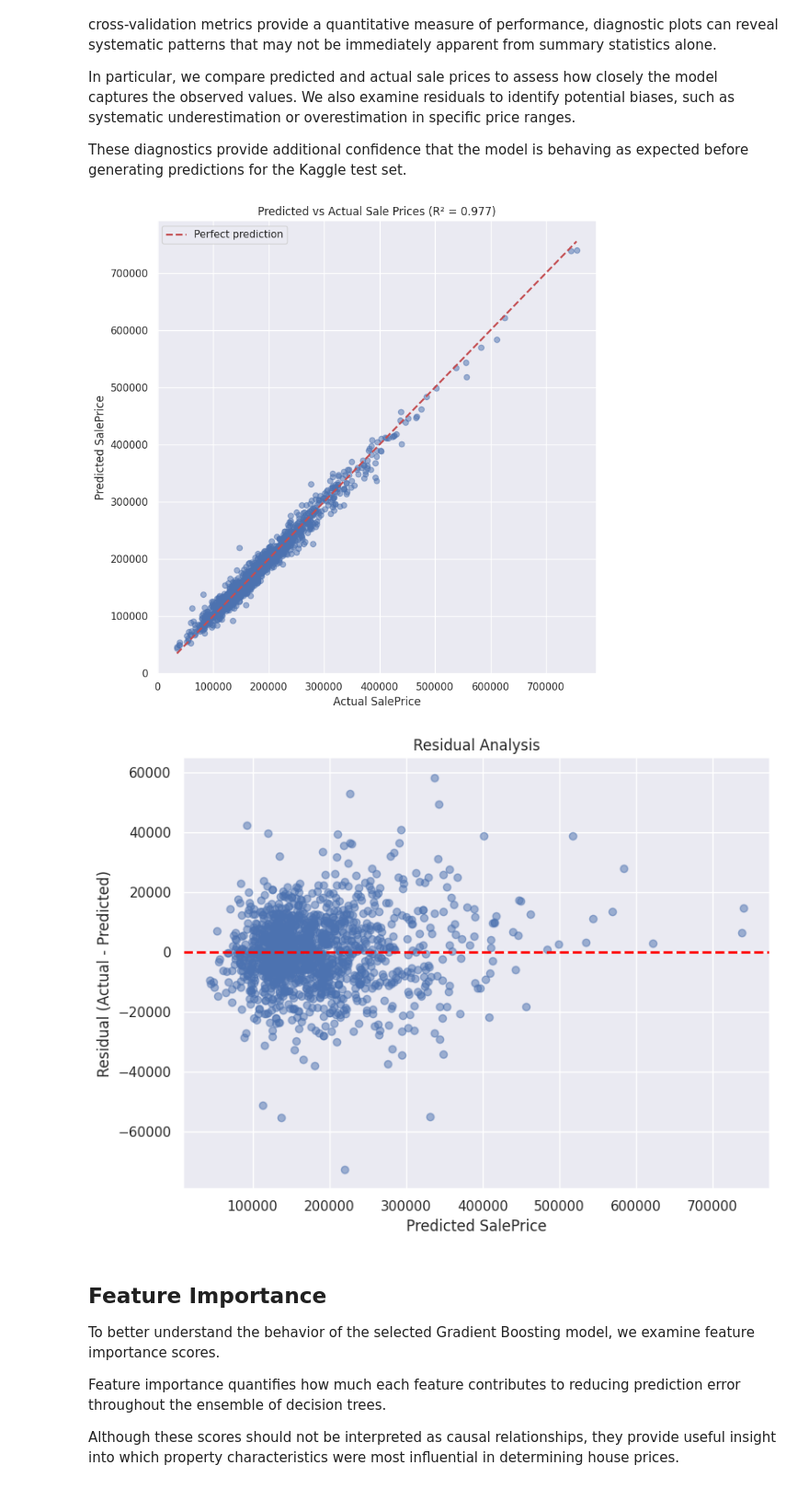
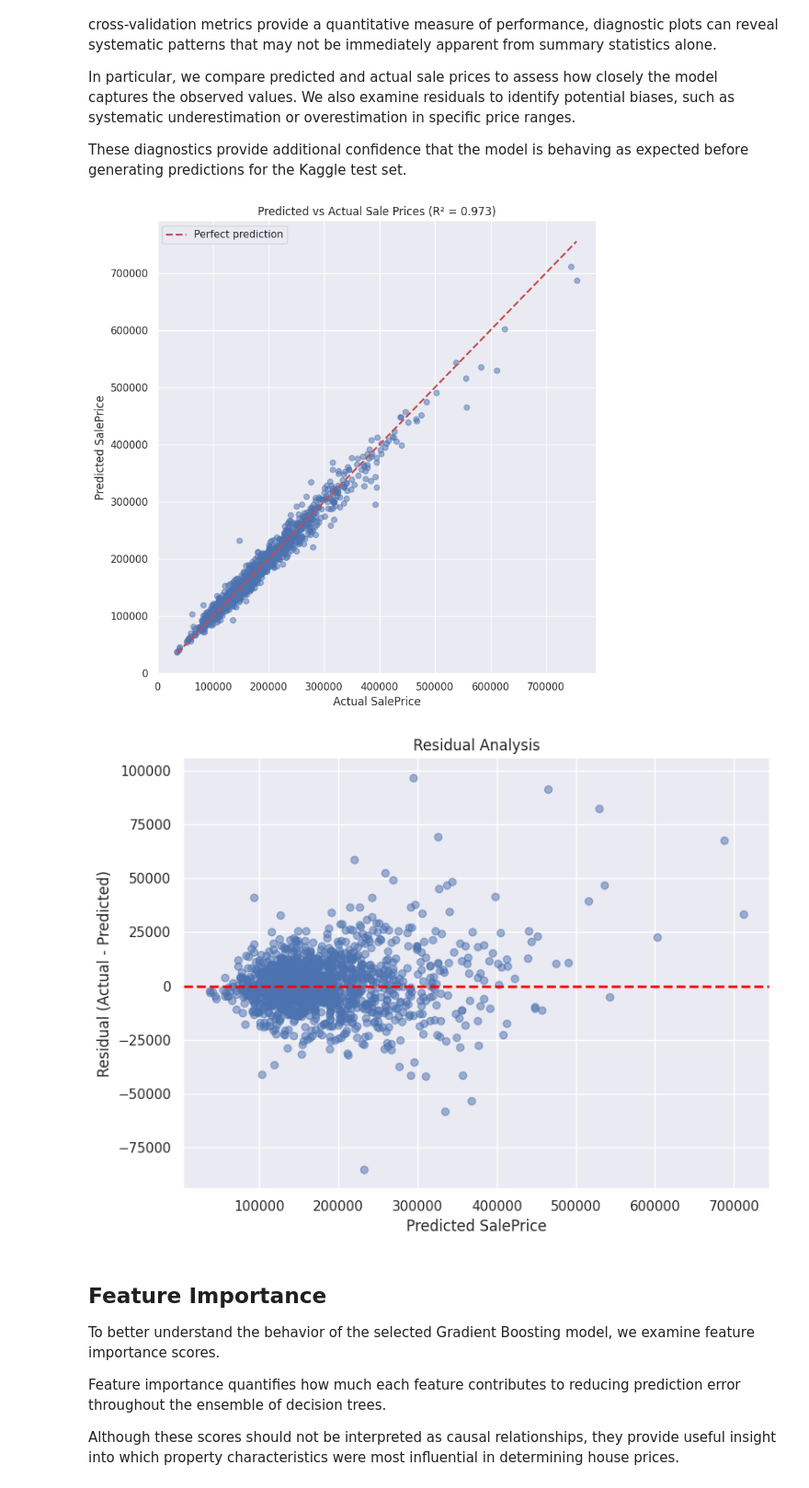
Before and after one commit to ianlopezdiaz/kaggle-house-prices, a Jupyter notebook: 03_modeling.ipynb, the cells around one changed output. Shown at 92% size. Drawn from its saved outputs; the diff is of its cells as text; code cells hidden in the pictures.

Commit message:
log transformations adjustments+analysis

```diff
--- a/03_modeling.ipynb
+++ b/03_modeling.ipynb
@@ -328,3 +528,9 @@ RMSE Std  : 16150.79821051806
+# %%
+datasets = {
+    "Original": (X_train, y_train),
+    "Log": (X_train_log, y_train),
+    "Log-Log": (X_train_log, y_train_log)
+}
 # %% [markdown]
 ## Random Forest Regressor
 
@@ -538,24 +800,34 @@ In particular, we compare predicted and actual sale prices to assess how closely
 
 These diagnostics provide additional confidence that the model is behaving as expected before generating predictions for the Kaggle test set.
 # %%
-# Fit final model on all training data
-best_model.fit(X_train, y_train)
+# Retrieve correct training set for the best model
+X_best, y_best = datasets[data_name]
+
+# Fit final model on full training data
+best_model.fit(X_best, y_best)
 
 # Predictions on training data
-train_preds = best_model.predict(X_train)
+train_preds = best_model.predict(X_best)
 
-# Predicted vs Actual
+# --- Handle inverse transform if needed ---
+if data_name == "Log-Log":
+    train_preds = np.expm1(train_preds)
+    y_plot = np.expm1(y_best)
+else:
+    y_plot = y_best
+
+# --- Predicted vs Actual plot ---
 plt.figure(figsize=(8, 8))
 
 plt.scatter(
-    y_train,
+    y_plot,
     train_preds,
     alpha=0.5
 )
 
 # Perfect prediction line
-min_val = min(y_train.min(), train_preds.min())
-max_val = max(y_train.max(), train_preds.max())
+min_val = min(y_plot.min(), train_preds.min())
+max_val = max(y_plot.max(), train_preds.max())
 
 plt.plot(
     [min_val, max_val],
@@ -567,44 +839,59 @@ plt.plot(
 
 plt.xlabel("Actual SalePrice")
 plt.ylabel("Predicted SalePrice")
-plt.title("Predicted vs Actual Sale Prices")
-plt.legend()
 
-plt.tight_layout()
-
-r2 = r2_score(y_train, train_preds)
+r2 = r2_score(y_plot, train_preds)
 plt.title(f"Predicted vs Actual Sale Prices (R² = {r2:.3f})")
 
+plt.legend()
+plt.tight_layout()
 plt.show()
 # %% [output]
-[figure, old version]
+[figure, new version]
 # %%
-# Residuals
-residuals = y_train - train_preds
+# --- Ensure correct dataset alignment ---
+X_best, y_best = datasets[data_name]
 
+# Fit model on correct representation
+best_model.fit(X_best, y_best)
+
+# Predictions
+train_preds = best_model.predict(X_best)
+
+# --- Unify space for plotting ---
+if data_name == "Log-Log":
+    train_preds = np.expm1(train_preds)
+    y_plot = np.expm1(y_best)
+else:
+    y_plot = y_best
+
+# --- Residuals ---
+residuals = y_plot - train_preds
+
+# --- Plot ---
 plt.figure(figsize=(8, 6))
 
 plt.scatter(
     train_preds,
     residuals,
     alpha=0.5
 )
 
 plt.axhline(
     y=0,
     color="red",
     linestyle="--",
     linewidth=2
 )
 
 plt.xlabel("Predicted SalePrice")
 plt.ylabel("Residual (Actual - Predicted)")
 plt.title("Residual Analysis")
 
 plt.tight_layout()
 plt.show()
 # %% [output]
-[figure, old version]
+[figure, new version]
 # %% [markdown]
 ## Feature Importance
 
```
Also changed, not shown: parts of 20 cells of this notebook, 29 other files.
